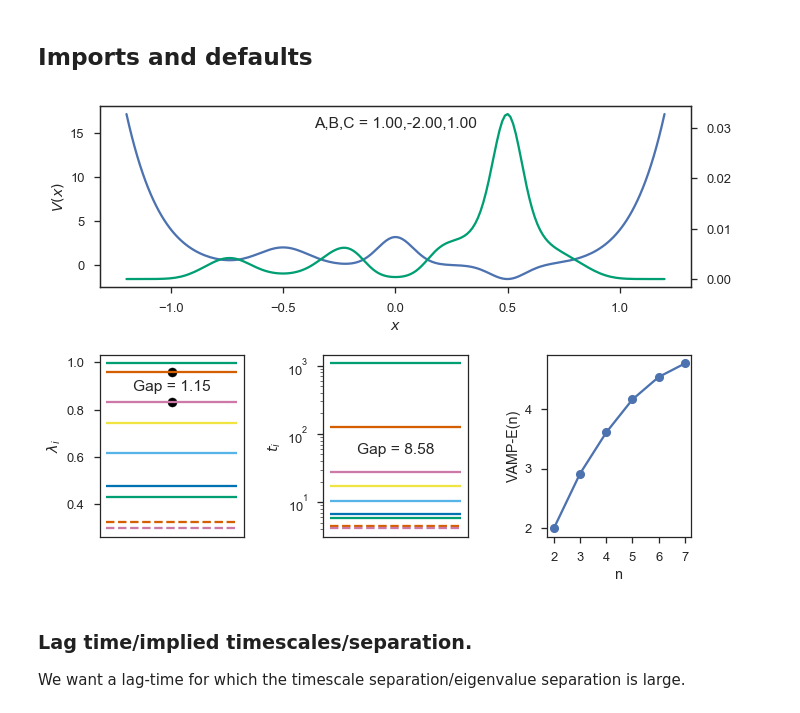
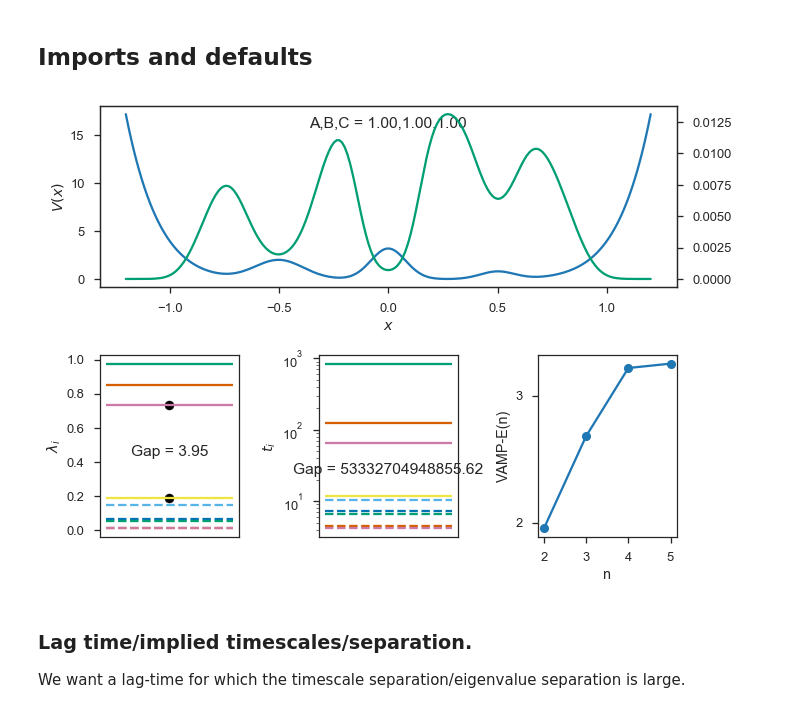
Before and after one commit to RobertArbon/four_well_analysis, a Jupyter notebook: Three-Four-Well-Selection/QuadWell Exact Values-Explorer.ipynb, the cells around one changed output. Drawn from its saved outputs; the diff is of its cells as text; code cells hidden in the pictures.

```diff
--- a/Three-Four-Well-Selection/QuadWell Exact Values-Explorer.ipynb
+++ b/Three-Four-Well-Selection/QuadWell Exact Values-Explorer.ipynb
@@ -93,9 +93,9 @@ def potential(x, A, B, C):
                 A*0.5 * np.exp(-40 * (x + 0.5) ** 2))
 # %%
 A = 1
-B = -2
+B = 1
 C = 1
-tau = 5
+tau = 20
 # %%
 # ticker = MultipleLocator(base=1)
 from scipy.stats.mstats import gmean
@@ -123,7 +123,7 @@ ts_gaps = [ts[i]/ts[i+1] for i in range(4)]
 m_max = np.argmax(gaps)
 gap_m = [m_max, m_max+1]
 
-score_ks = np.arange(2,num_resolve_ts+1)
+score_ks = np.arange(2,num_resolve_ts+2)
 
 scores = [vamp_score(T, C_00, C_01, C_11, C_00, C_01, C_11, k, score='vampe') for k in score_ks]
 
@@ -142,34 +142,34 @@ axes[0].text(x = 0.5, y=0.9,s='A,B,C = {0:4.2f},{1:4.2f},{2:4.2f}'.format(A,B,C)
 axes[0].set_ylabel('$V(x)$')
 axes[0].set_xlabel('$x$')
 
 _ = [axes[1].hlines(xmin=0,xmax=1, y=u[i], color=cols[i]) if i <= num_resolve_ts else
      axes[1].hlines(xmin=0,xmax=1, y=u[i], color=cols[i], linestyle='--') for i in range(1,kmax)]
 _ = [axes[1].scatter(x=0.5, y=u[m], color='k', marker='o') for m in gap_m ]
 axes[1].text(s='Gap = {:4.2f}'.format(np.max(gaps)), x=0.5, y=np.mean(u[gap_m]),
             verticalalignment='center', horizontalalignment='center' )
 axes[1].set_ylabel('$\lambda_i$')
 axes[1].tick_params(axis = 'x', bottom=False, labelbottom=False)
 
 _ = [axes[2].hlines(xmin=0,xmax=1, y=-tau/np.log(u[i]), color=cols[i])  if i <= num_resolve_ts else
      axes[2].hlines(xmin=0,xmax=1, y=-tau/np.log(u[i]), color=cols[i], linestyle='--') for i in range(1,kmax)]
 axes[2].text(s='Gap = {:4.2f}'.format(np.max(ts_gaps)), x=0.5, y=gmean(ts[gap_m]),
              verticalalignment='center', horizontalalignment='center' )
 axes[2].tick_params(axis = 'x', bottom=False, labelbottom=False)
 axes[2].set_yscale('log')
 axes[2].set_ylabel('$t_i$')
 
 
 axes[3].plot(score_ks, scores, marker='o')
 axes[3].xaxis.set_major_locator(MultipleLocator(base=1))
 # axes[3].set_ylim(1,5)
 axes[3].yaxis.set_major_locator(MultipleLocator(base=1))
 axes[3].set_ylabel('VAMP-E(n)')
 axes[3].set_xlabel('n')
 
 plt.gcf().set_size_inches(10,10)
 plt.tight_layout()
 # %% [output]
-[figure, old version]
+[figure, new version]
 # %% [markdown]
 ### Lag time/implied timescales/separation.
 
```
Also changed, not shown: 1 other file.
